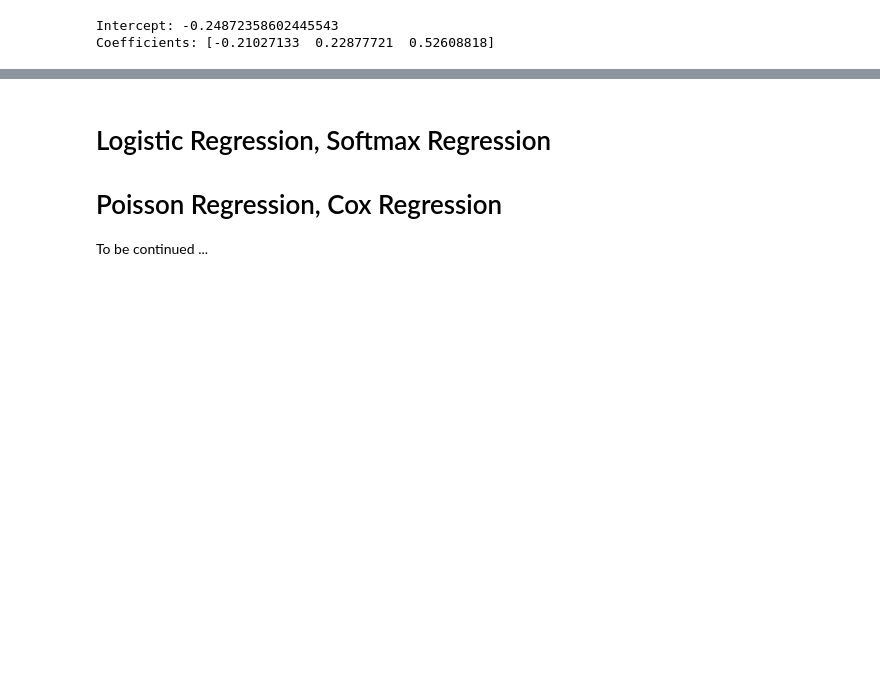
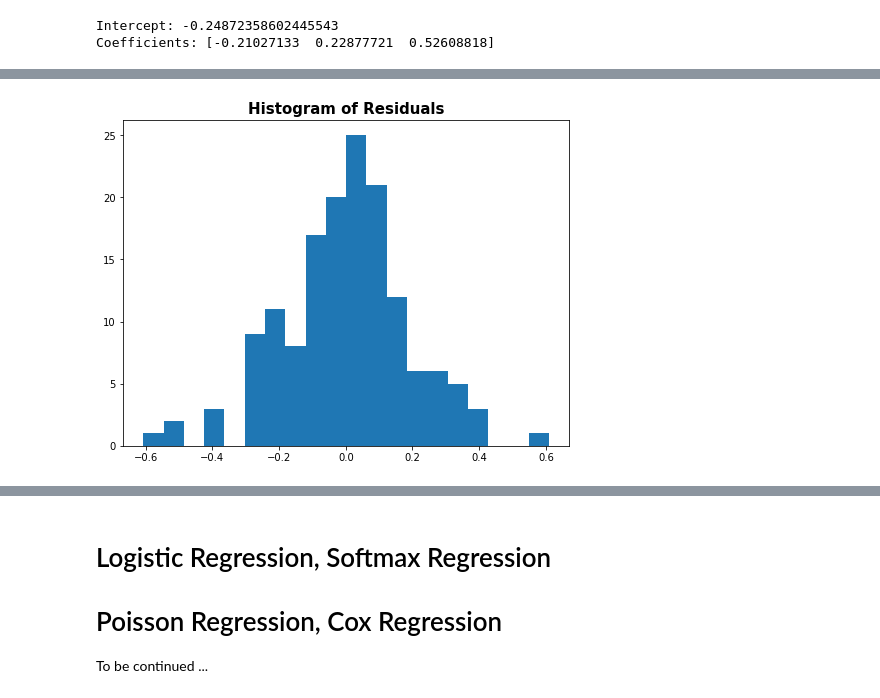
Before and after one commit to anhnguyendepocen/Stat3612, a Jupyter notebook: Lecture3/Lecture3 Generalized Linear Models.ipynb, the cells around one changed output, grey strips where cells are left out. Cells and saved outputs as stored; diff of their text form; code cells hidden in the pictures; blank space fills up the shorter version.

```diff
--- a/Lecture3/Lecture3 Generalized Linear Models.ipynb
+++ b/Lecture3/Lecture3 Generalized Linear Models.ipynb
@@ -67,0 +75,7 @@ plt.show()
+# %%
+plt.figure(1, figsize=(8, 6))
+plt.hist(res, bins=20)
+plt.title('Histogram of Residuals',fontsize=15, fontweight="bold")
+plt.show()
+# %% [output]
+[figure, added]
```
Also changed, not shown: parts of 9 cells of this notebook.
